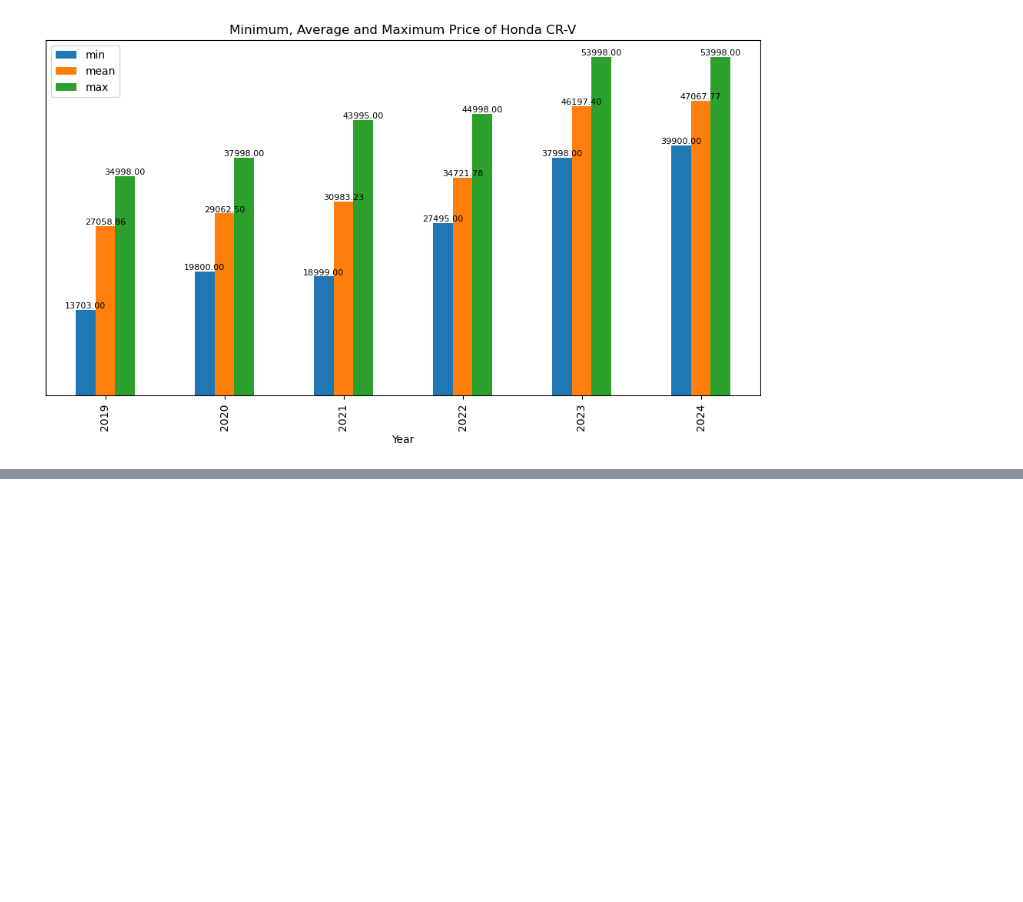
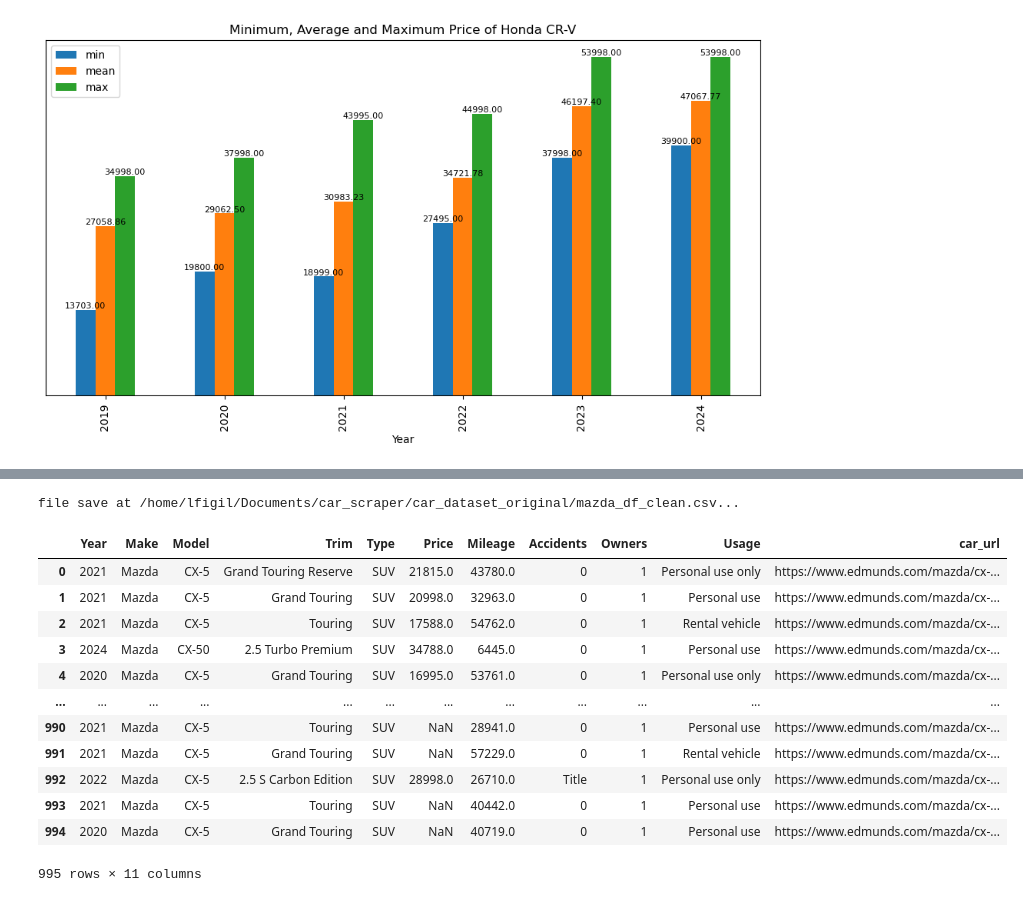
Before and after one commit to lfigil/car_scraper, a Jupyter notebook: car_analysis.ipynb, the cells around one changed output, grey strips where cells are left out. Drawn from its saved outputs; the diff is of its cells as text; code cells hidden in the pictures; blank space fills up the shorter version.

```diff
--- a/car_analysis.ipynb
+++ b/car_analysis.ipynb
@@ -846,0 +991,29 @@ honda_filtered.to_csv("honda_filtered.csv", index=False)
+# %%
+# Get only the clean data into new df
+mazda_df_clean = mazda_df[['Year', 'Make', 'Model', 'Trim', 'Type', 'Price', 'Mileage',
+                           'Accidents', 'Owners', 'Usage', 'car_url']]
+
+save_path = "/home/lfigil/Documents/car_scraper/car_dataset_original/mazda_df_clean.csv"
+
+mazda_df_clean.to_csv(save_path, index=False)
+
+print(f"file save at {save_path}...")
+# %% [output]
+file save at /home/lfigil/Documents/car_scraper/car_dataset_original/mazda_df_clean.csv...
+# %%
+mazda_clean_df = pd.read_csv("/home/lfigil/Documents/car_scraper/car_dataset_original/mazda_df_clean.csv")
+mazda_clean_df
+# %% [output]
+|  | Year | Make | Model | Trim | Type | Price | Mileage | Accidents | Owners | Usage | car_url |
+| 0 | 2021 | Mazda | CX-5 | Grand Touring Reserve | SUV | 21815.0 | 43780.0 | 0 | 1 | Personal use only | https://www.edmunds.com/mazda/cx-... |
+| 1 | 2021 | Mazda | CX-5 | Grand Touring | SUV | 20998.0 | 32963.0 | 0 | 1 | Personal use | https://www.edmunds.com/mazda/cx-... |
+| 2 | 2021 | Mazda | CX-5 | Touring | SUV | 17588.0 | 54762.0 | 0 | 1 | Rental vehicle | https://www.edmunds.com/mazda/cx-... |
+| 3 | 2024 | Mazda | CX-50 | 2.5 Turbo Premium | SUV | 34788.0 | 6445.0 | 0 | 1 | Personal use | https://www.edmunds.com/mazda/cx-... |
+| 4 | 2020 | Mazda | CX-5 | Grand Touring | SUV | 16995.0 | 53761.0 | 0 | 1 | Personal use only | https://www.edmunds.com/mazda/cx-... |
+| ... | ... | ... | ... | ... | ... | ... | ... | ... | ... | ... | ... |
+| 990 | 2021 | Mazda | CX-5 | Touring | SUV | NaN | 28941.0 | 0 | 1 | Personal use | https://www.edmunds.com/mazda/cx-... |
+| 991 | 2021 | Mazda | CX-5 | Grand Touring | SUV | NaN | 57229.0 | 0 | 1 | Rental vehicle | https://www.edmunds.com/mazda/cx-... |
+| 992 | 2022 | Mazda | CX-5 | 2.5 S Carbon Edition | SUV | 28998.0 | 26710.0 | Title | 1 | Personal use only | https://www.edmunds.com/mazda/cx-... |
+| 993 | 2021 | Mazda | CX-5 | Touring | SUV | NaN | 40442.0 | 0 | 1 | Personal use | https://www.edmunds.com/mazda/cx-... |
+| 994 | 2020 | Mazda | CX-5 | Grand Touring | SUV | NaN | 40719.0 | 0 | 1 | Personal use | https://www.edmunds.com/mazda/cx-... |
+995 rows × 11 columns
```
Also changed, not shown: parts of 32 cells of this notebook, 7 other files.
